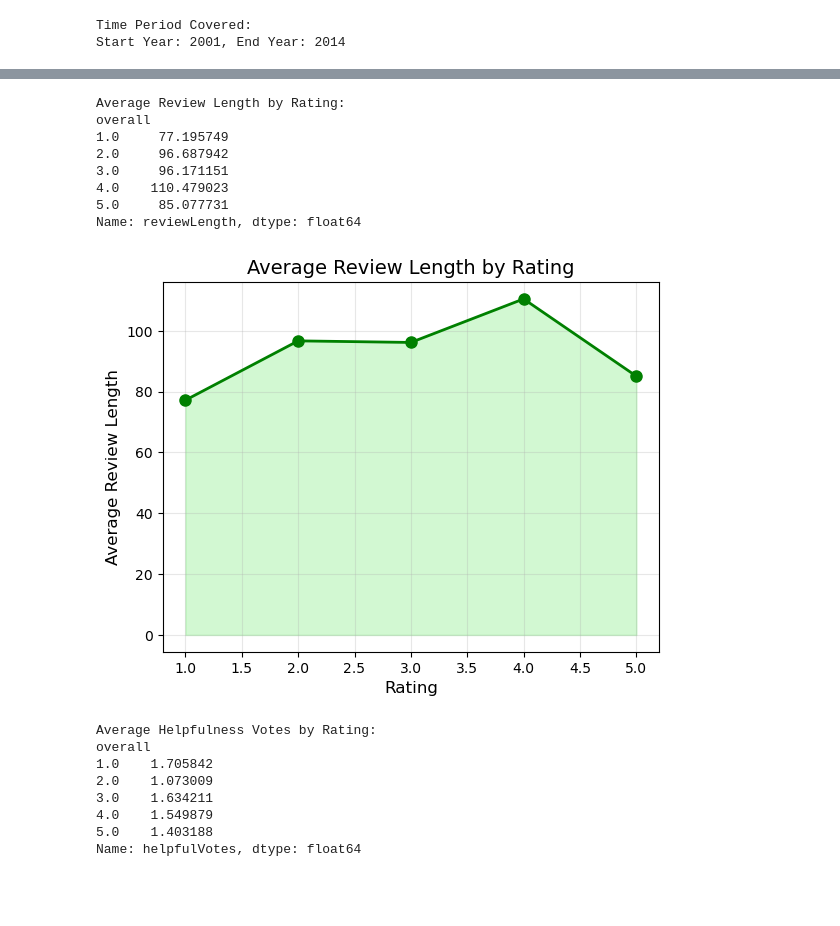
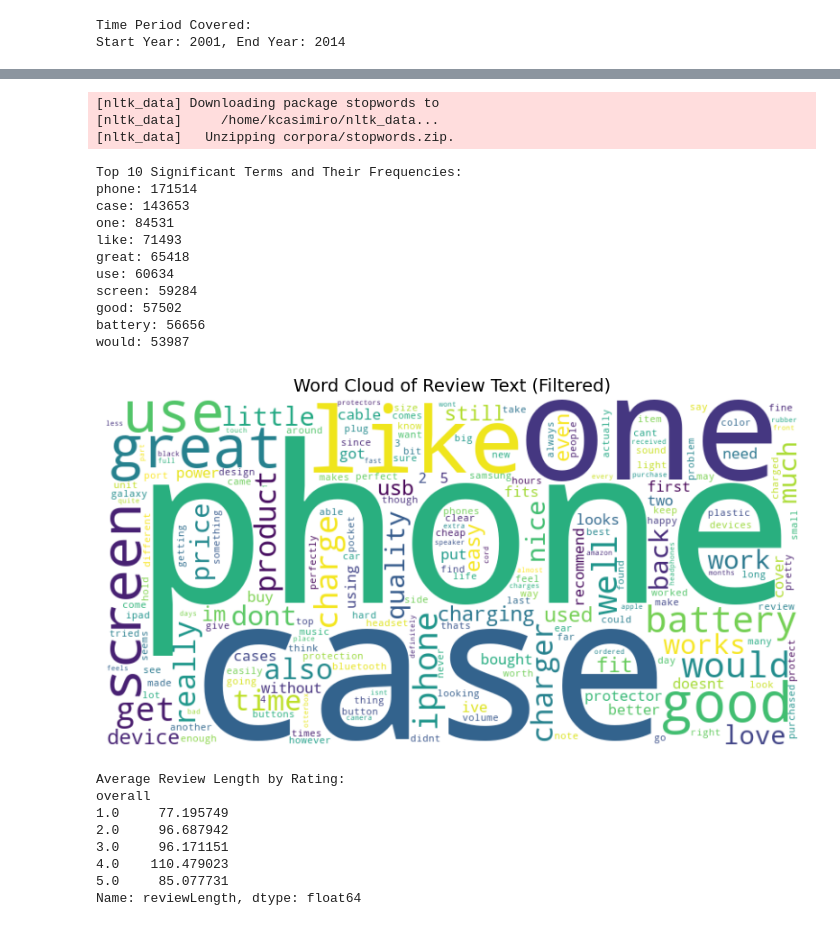
Before and after one commit to kencasimiro/CSE-158-258-Assignment2, a Jupyter notebook: EDA.ipynb, the cells around one changed output, grey strips where cells are left out. Cells and saved outputs as stored; diff of their text form; code cells hidden in the pictures; blank space fills up the shorter version.

```diff
--- a/EDA.ipynb
+++ b/EDA.ipynb
@@ -194,6 +168,46 @@ plt.axis("off")
 plt.title("Word Cloud of Review Text", fontsize=14)
 plt.show()
 
+from collections import Counter
+from wordcloud import WordCloud
+from nltk.corpus import stopwords
+import matplotlib.pyplot as plt
+
+# Download NLTK stopwords if not already downloaded
+import nltk
+nltk.download('stopwords')
+
+# Combine all review text into a single string
+text_data = " ".join(review for review in df['reviewText'] if isinstance(review, str))
+
+# Define a set of stopwords (you can add/remove words as needed)
+stop_words = set(stopwords.words('english'))
+
+# Tokenize text and filter out stopwords
+filtered_words = [word for word in text_data.split() if word not in stop_words]
+
+# Count word frequencies
+word_counts = Counter(filtered_words)
+
+# Get the top 10 most common terms
+top_terms = word_counts.most_common(10)
+
+# Print the top terms
+print("Top 10 Significant Terms and Their Frequencies:")
+for term, freq in top_terms:
+    print(f"{term}: {freq}")
+
+# Generate Word Cloud
+wordcloud = WordCloud(width=800, height=400, background_color="white", colormap="viridis").generate_from_frequencies(word_counts)
+
+# Display Word Cloud
+plt.figure(figsize=(10, 5))
+plt.imshow(wordcloud, interpolation="bilinear")
+plt.axis("off")
+plt.title("Word Cloud of Review Text (Filtered)", fontsize=14)
+plt.show()
+
+
 # **5. Interesting Phenomena: Review Length vs. Ratings**
 df['reviewLength'] = df['reviewText'].apply(lambda x: len(str(x).split()) if isinstance(x, str) else 0)
 avg_length_by_rating = df.groupby('overall')['reviewLength'].mean()
@@ -249,17 +263,23 @@ Start Year: 2001, End Year: 2014
-Average Review Length by Rating:
-overall
-1.0     77.195749
-2.0     96.687942
-3.0     96.171151
-4.0    110.479023
-5.0     85.077731
-Name: reviewLength, dtype: float64
+[nltk_data] Downloading package stopwords to
+[nltk_data]     /home/kcasimiro/nltk_data...
+[nltk_data]   Unzipping corpora/stopwords.zip.
+Top 10 Significant Terms and Their Frequencies:
+phone: 171514
+case: 143653
+one: 84531
+like: 71493
+great: 65418
+use: 60634
+screen: 59284
+good: 57502
+battery: 56656
+would: 53987
-[figure, old version]
+[figure, new version]
-Average Helpfulness Votes by Rating:
-overall
-1.0    1.705842
-2.0    1.073009
-3.0    1.634211
-4.0    1.549879
-5.0    1.403188
-Name: helpfulVotes, dtype: float64
+Average Review Length by Rating:
+overall
+1.0     77.195749
+2.0     96.687942
+3.0     96.171151
+4.0    110.479023
+5.0     85.077731
+Name: reviewLength, dtype: float64
```
Also changed, not shown: parts of 4 cells of this notebook, 2 other files.
